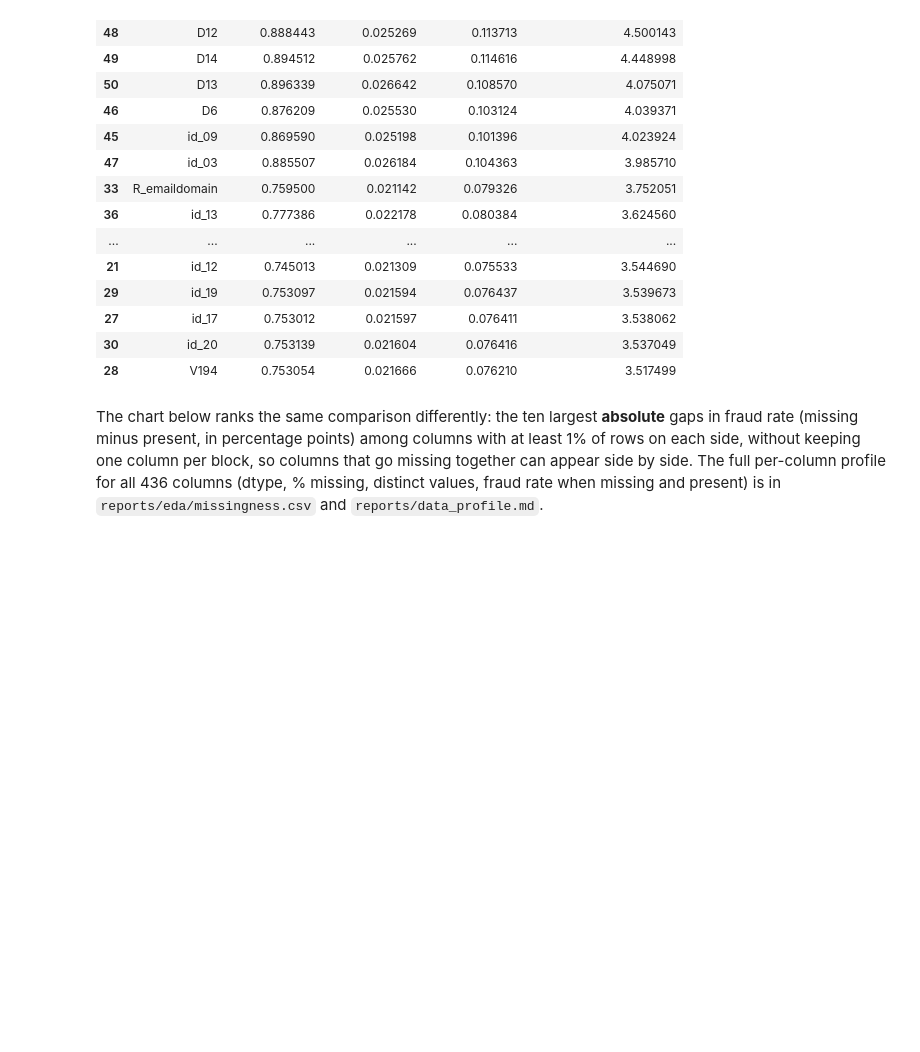
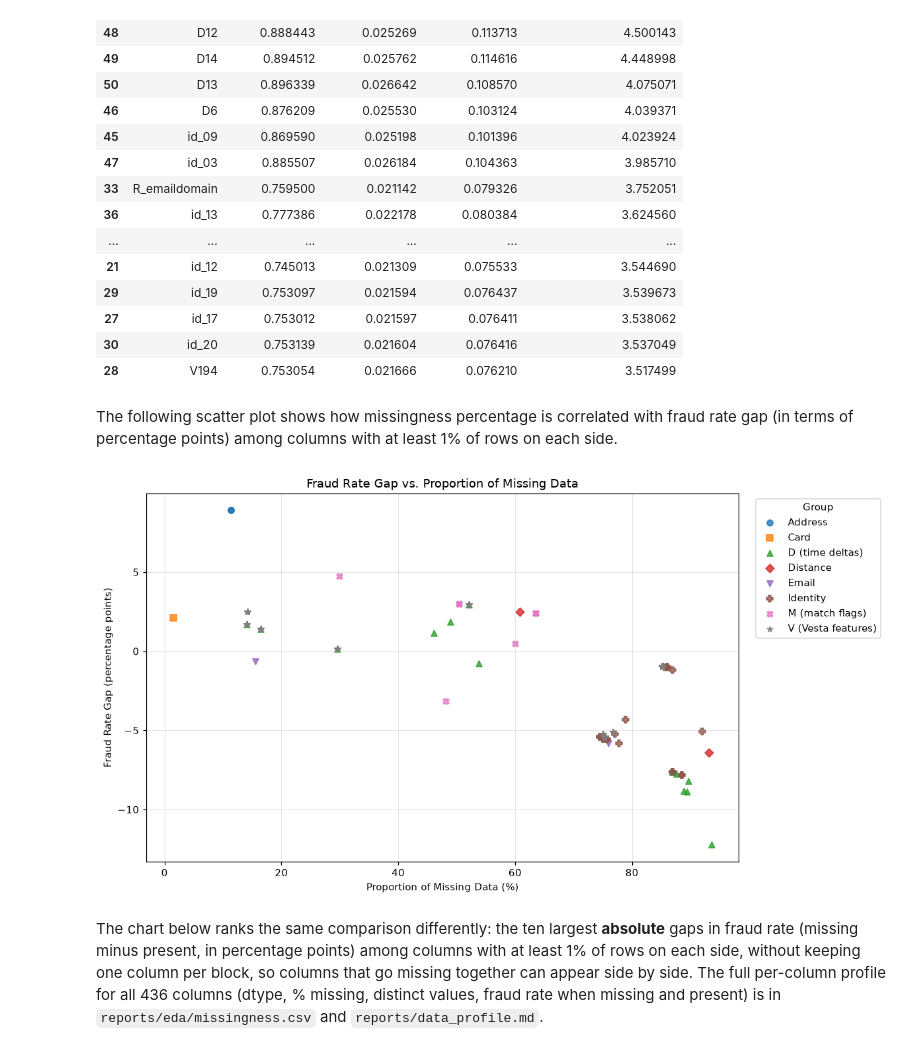
Before and after one commit to domi-bryan/bt4012, a Jupyter notebook: notebooks/01_eda.ipynb, the cells around one changed output. Cells and saved outputs as stored; diff of their text form; code cells hidden in the pictures; blank space fills up the shorter version.

```diff
--- a/notebooks/01_eda.ipynb
+++ b/notebooks/01_eda.ipynb
@@ -612,6 +612,40 @@ mvp.sort_values("ratio_present_to_missing", key=lambda s: np.abs(np.log(s)), asc
 | 27 | id_17 | 0.753012 | 0.021597 | 0.076411 | 3.538062 |
 | 30 | id_20 | 0.753139 | 0.021604 | 0.076416 | 3.537049 |
 | 28 | V194 | 0.753054 | 0.021666 | 0.076210 | 3.517499 |
+# %% [markdown]
+The following scatter plot shows how missingness percentage is correlated with fraud rate gap (in terms of percentage points) among columns with at least 1% of rows on each side.
+# %%
+import numpy as np
+import matplotlib.pyplot as plt
+
+profile = tables["missingness"]
+selected = profile.loc[profile["pct_missing"].between(1, 99)]
+
+groups_copy = groups.copy()
+groups_copy.name = "group"
+groups_copy.index.name = "column"
+selected_w_group = selected.join(groups_copy, on="column", how="left")
+
+fig, ax = plt.subplots(figsize=(11, 6))
+rng = np.random.default_rng(0) # Jitter to prevent overlap
+
+markers = ["o", "s", "^", "D", "v", "P", "X", "*"]
+for idx, (group, data) in enumerate(selected_w_group.groupby("group", dropna=False)):
+    ax.scatter(
+        data["pct_missing"], data["rate_gap_pp"],
+        label=str(group), alpha=0.8, marker=markers[idx]
+    )
+
+ax.set(
+    title="Fraud Rate Gap vs. Proportion of Missing Data",
+    xlabel="Proportion of Missing Data (%)",
+    ylabel="Fraud Rate Gap (percentage points)",
+)
+ax.legend(title="Group", bbox_to_anchor=(1.02, 1), loc="upper left")
+fig.tight_layout()
+save(fig, "fraud_rate_gap")
+# %% [output]
+[figure, added]
 # %% [markdown]
 The chart below ranks the same comparison differently: the ten largest **absolute** gaps in fraud rate (missing
 minus present, in percentage points) among columns with at least 1% of rows on each side, without keeping one
```
